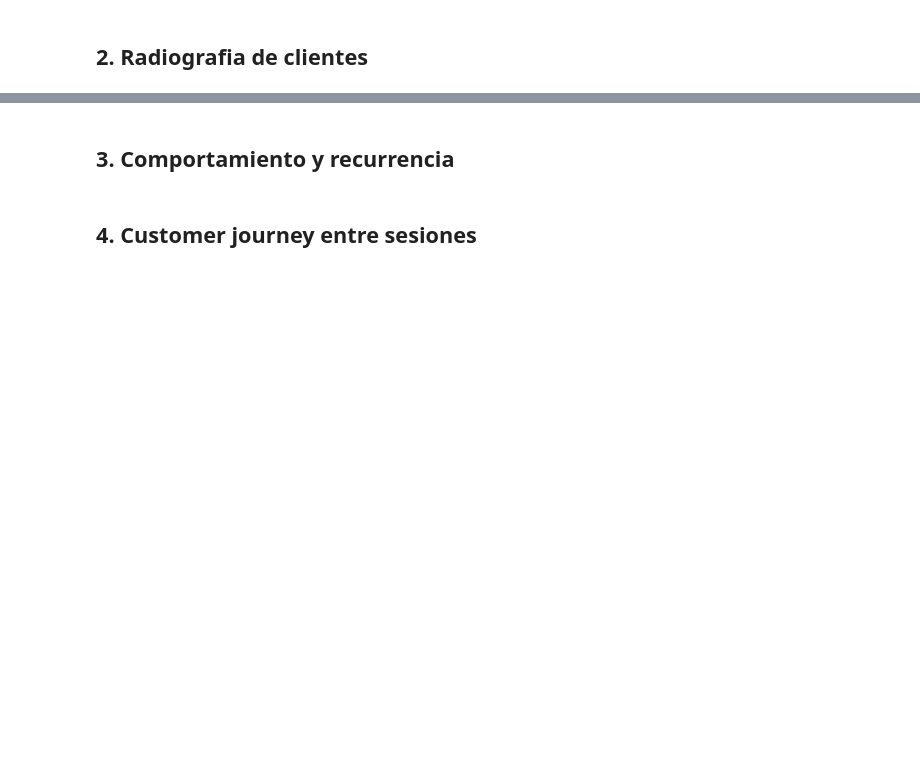
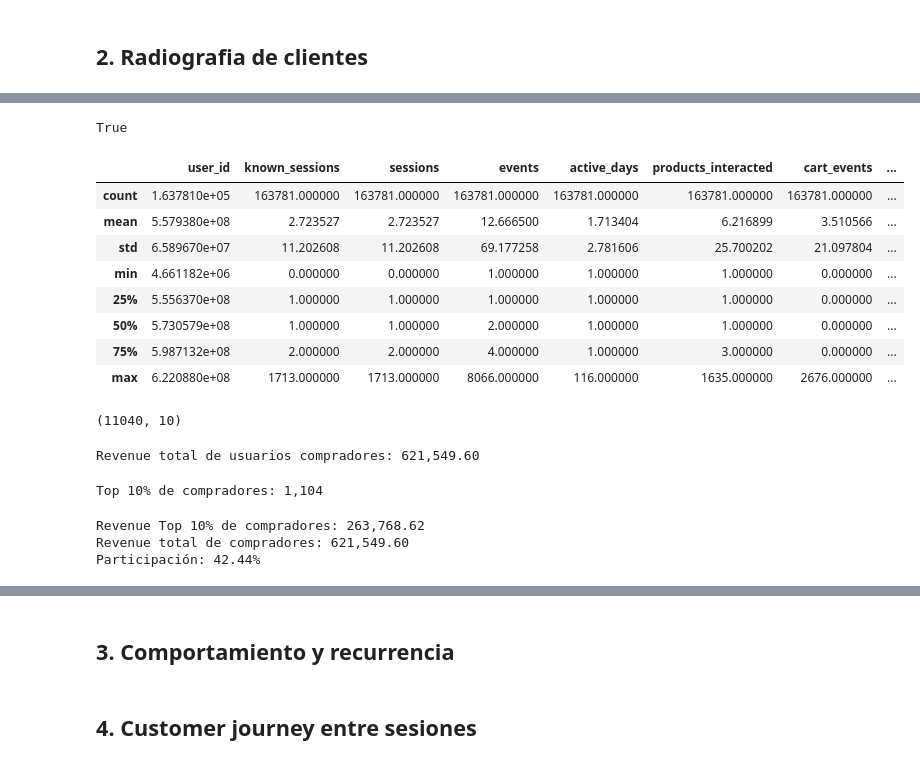
Before and after one commit to Nicosuarezso/ecommerce-cosmetics-analytics, a Jupyter notebook: notebooks/04_customer_analysis.ipynb, the cells around one changed output, grey strips where cells are left out. Cells and saved outputs as stored; diff of their text form; code cells hidden in the pictures; blank space fills up the shorter version.

```diff
--- a/notebooks/04_customer_analysis.ipynb
+++ b/notebooks/04_customer_analysis.ipynb
@@ -49,0 +144,4 @@ Usuario
+# %%
+DATA_PATH = "../data/processed/"
+# %%
+df = load_parquet(DATA_PATH + "ecommerce_clean.parquet")
@@ -51,0 +335,26 @@ Usuario
+# %%
+# resumen de los clientes
+
+df = df.assign(
+    is_cart=df["event_type"].eq("cart"),
+    is_purchase=df["event_type"].eq("purchase"),
+    purchase_revenue=np.where(df["event_type"].eq("purchase"), df["price"], 0),
+    is_missing_session=df["user_session"].isna(),
+)
+
+customer_summary = (
+    df.assign(event_date=df["event_time"].dt.normalize())
+    .groupby("user_id", sort=False)
+    .agg(
+        known_sessions=("user_session", "nunique"),
+        sessions=("user_session", "nunique"),
+        events=("event_type", "size"),
+        active_days=("event_date", "nunique"),
+        products_interacted=("product_id", "nunique"),
+        cart_events=("is_cart", "sum"),
+        purchase_events=("is_purchase", "sum"),
+        revenue=("purchase_revenue", "sum"),
+        events_without_session=("is_missing_session", "sum"),
+    )
+    .reset_index()
+)
@@ -51,0 +394,28 @@ Usuario
+# %%
+customer_summary["user_id"].nunique() == len(customer_summary)
+# %% [output]
+True
+# %%
+customer_summary.describe()
+# %% [output]
+|  | user_id | known_sessions | sessions | events | active_days | products_interacted | cart_events | ... |
+| count | 1.637810e+05 | 163781.000000 | 163781.000000 | 163781.000000 | 163781.000000 | 163781.000000 | 163781.000000 | ... |
+| mean | 5.579380e+08 | 2.723527 | 2.723527 | 12.666500 | 1.713404 | 6.216899 | 3.510566 | ... |
+| std | 6.589670e+07 | 11.202608 | 11.202608 | 69.177258 | 2.781606 | 25.700202 | 21.097804 | ... |
+| min | 4.661182e+06 | 0.000000 | 0.000000 | 1.000000 | 1.000000 | 1.000000 | 0.000000 | ... |
+| 25% | 5.556370e+08 | 1.000000 | 1.000000 | 1.000000 | 1.000000 | 1.000000 | 0.000000 | ... |
+| 50% | 5.730579e+08 | 1.000000 | 1.000000 | 2.000000 | 1.000000 | 1.000000 | 0.000000 | ... |
+| 75% | 5.987132e+08 | 2.000000 | 2.000000 | 4.000000 | 1.000000 | 3.000000 | 0.000000 | ... |
+| max | 6.220880e+08 | 1713.000000 | 1713.000000 | 8066.000000 | 116.000000 | 1635.000000 | 2676.000000 | ... |
+# %%
+customer_summary[customer_summary["revenue"] > 0].shape
+# %% [output]
+(11040, 10)
+# %%
+total_revenue_buyers = customer_summary.loc[
+    customer_summary["revenue"] > 0, "revenue"
+].sum()
+
+print(f"Revenue total de usuarios compradores: {total_revenue_buyers:,.2f}")
+# %% [output]
+Revenue total de usuarios compradores: 621,549.60
@@ -51,0 +426,6 @@ Usuario
+# %%
+top_10_buyers_n = int(len(buyers_summary) * 0.10)
+
+print(f"Top 10% de compradores: {top_10_buyers_n:,}")
+# %% [output]
+Top 10% de compradores: 1,104
@@ -51,0 +439,15 @@ Usuario
+# %%
+top_10_buyer_revenue = top_10_buyers["revenue"].sum()
+total_buyer_revenue = buyers_summary["revenue"].sum()
+
+top_10_buyer_share = (
+    top_10_buyer_revenue / total_buyer_revenue * 100
+)
+
+print(f"Revenue Top 10% de compradores: {top_10_buyer_revenue:,.2f}")
+print(f"Revenue total de compradores: {total_buyer_revenue:,.2f}")
+print(f"Participación: {top_10_buyer_share:.2f}%")
+# %% [output]
+Revenue Top 10% de compradores: 263,768.62
+Revenue total de compradores: 621,549.60
+Participación: 42.44%
```
Also changed, not shown: parts of 32 cells of this notebook, 1 other file.
